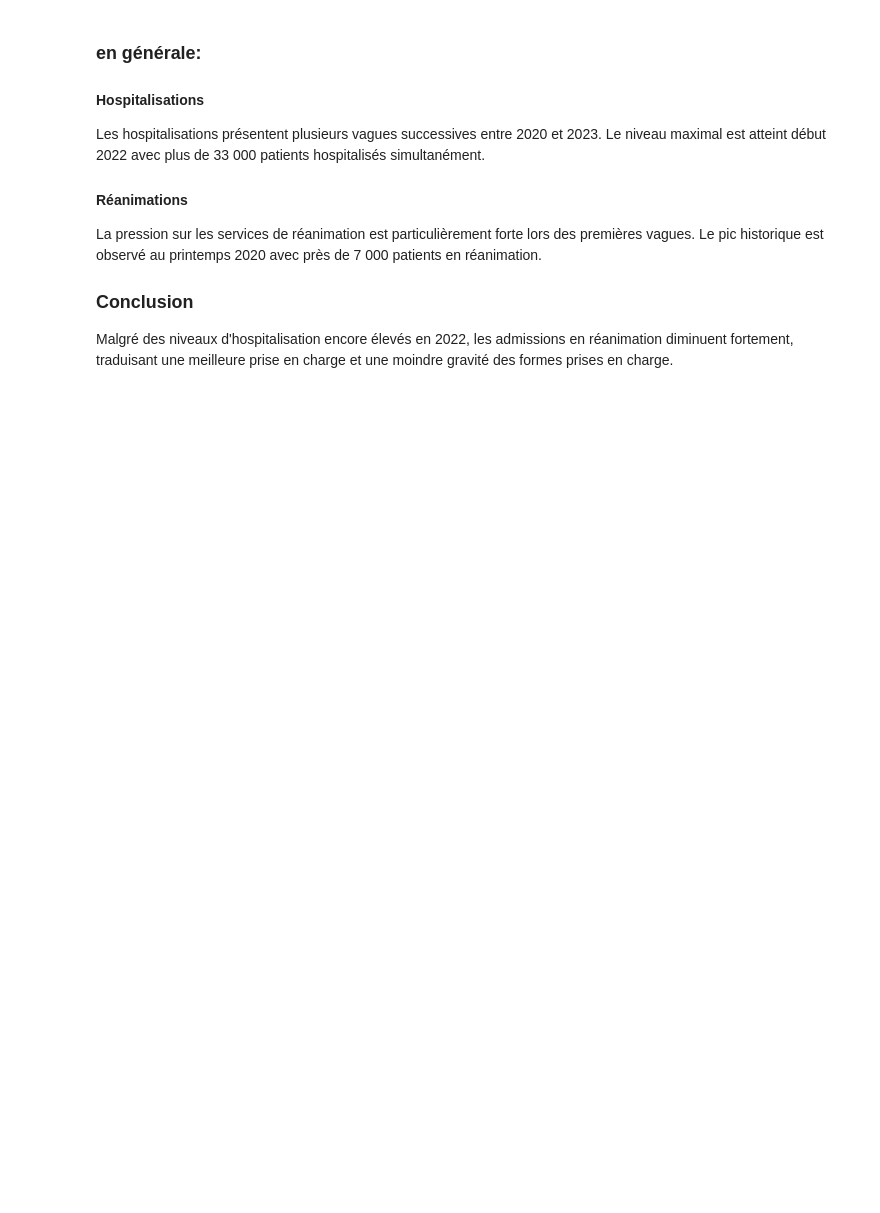
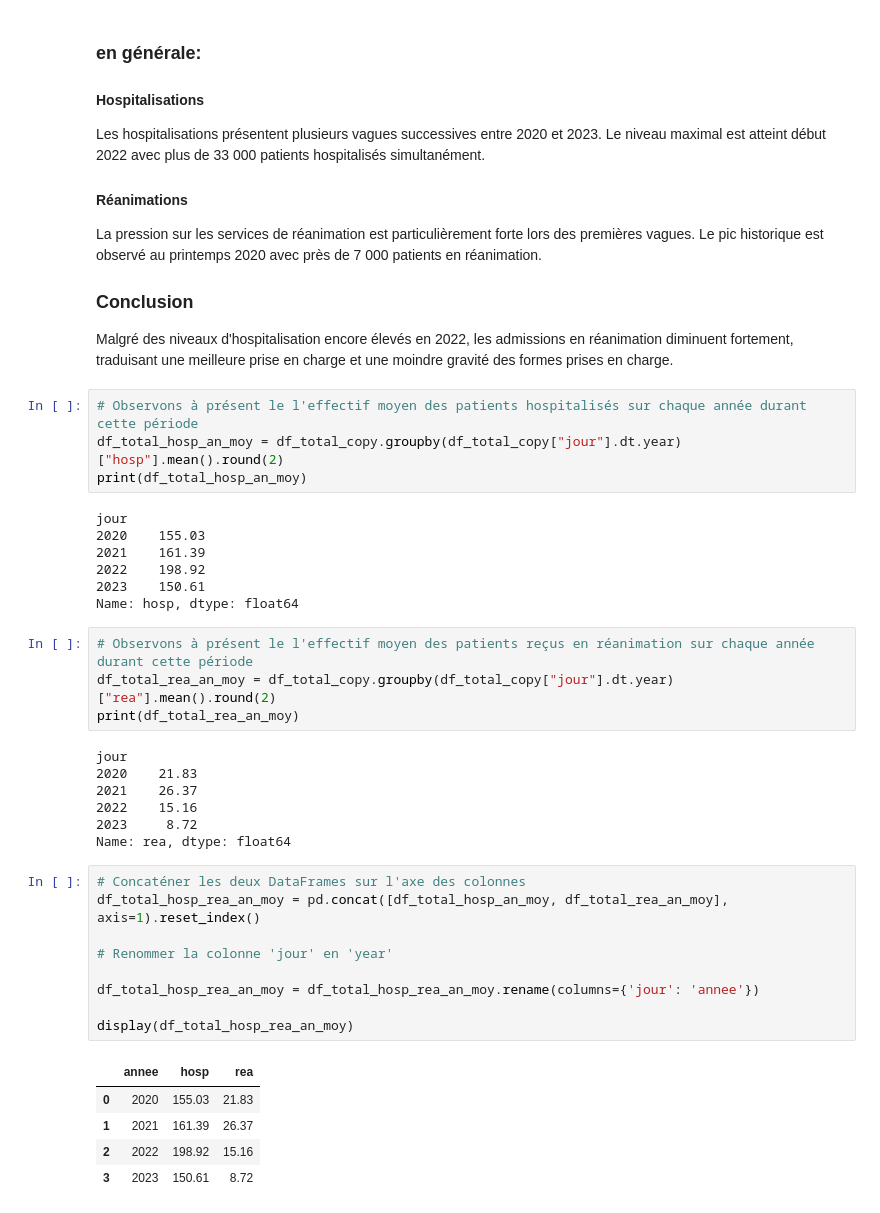
Before and after one commit to Audrey-Djomi/dashboard-sante-publique-france, a Jupyter notebook: notebooks/03_analyse.ipynb, the cells around one changed output. Cells and saved outputs as stored; diff of their text form; blank space fills up the shorter version.

Commit message:
suite analyse et dataset kpi_total_jour pour un début BI

```diff
--- a/notebooks/03_analyse.ipynb
+++ b/notebooks/03_analyse.ipynb
@@ -463,3 +463,40 @@ La pression sur les services de réanimation est particulièrement forte lors de
 ### Conclusion
 
 Malgré des niveaux d'hospitalisation encore élevés en 2022, les admissions en réanimation diminuent fortement, traduisant une meilleure prise en charge et une moindre gravité des formes prises en charge.
+# %%
+# Observons à présent le l'effectif moyen des patients hospitalisés sur chaque année durant cette période
+df_total_hosp_an_moy = df_total_copy.groupby(df_total_copy["jour"].dt.year)["hosp"].mean().round(2)
+print(df_total_hosp_an_moy)
+# %% [output]
+jour
+2020    155.03
+2021    161.39
+2022    198.92
+2023    150.61
+Name: hosp, dtype: float64
+# %%
+# Observons à présent le l'effectif moyen des patients reçus en réanimation sur chaque année durant cette période
+df_total_rea_an_moy = df_total_copy.groupby(df_total_copy["jour"].dt.year)["rea"].mean().round(2)
+print(df_total_rea_an_moy)
+# %% [output]
+jour
+2020    21.83
+2021    26.37
+2022    15.16
+2023     8.72
+Name: rea, dtype: float64
+# %%
+# Concaténer les deux DataFrames sur l'axe des colonnes
+df_total_hosp_rea_an_moy = pd.concat([df_total_hosp_an_moy, df_total_rea_an_moy], axis=1).reset_index()
+
+# Renommer la colonne 'jour' en 'year'
+
+df_total_hosp_rea_an_moy = df_total_hosp_rea_an_moy.rename(columns={'jour': 'annee'})
+
+display(df_total_hosp_rea_an_moy)
+# %% [output]
+|  | annee | hosp | rea |
+| 0 | 2020 | 155.03 | 21.83 |
+| 1 | 2021 | 161.39 | 26.37 |
+| 2 | 2022 | 198.92 | 15.16 |
+| 3 | 2023 | 150.61 | 8.72 |
```
Also changed, not shown: parts of 17 cells of this notebook, 3 other files.
